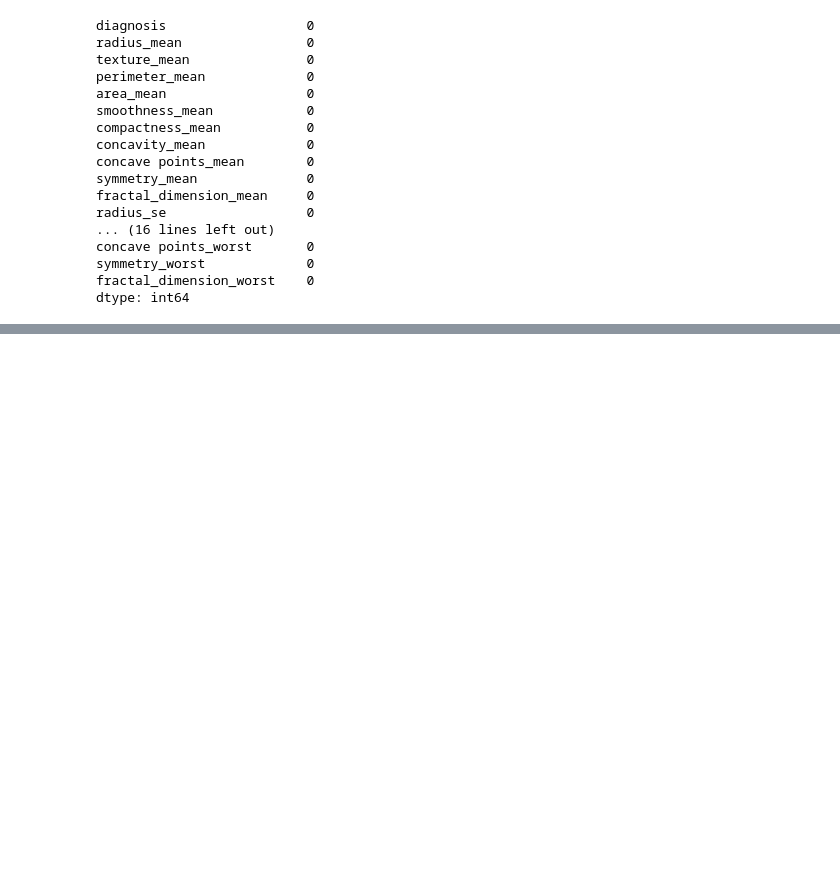
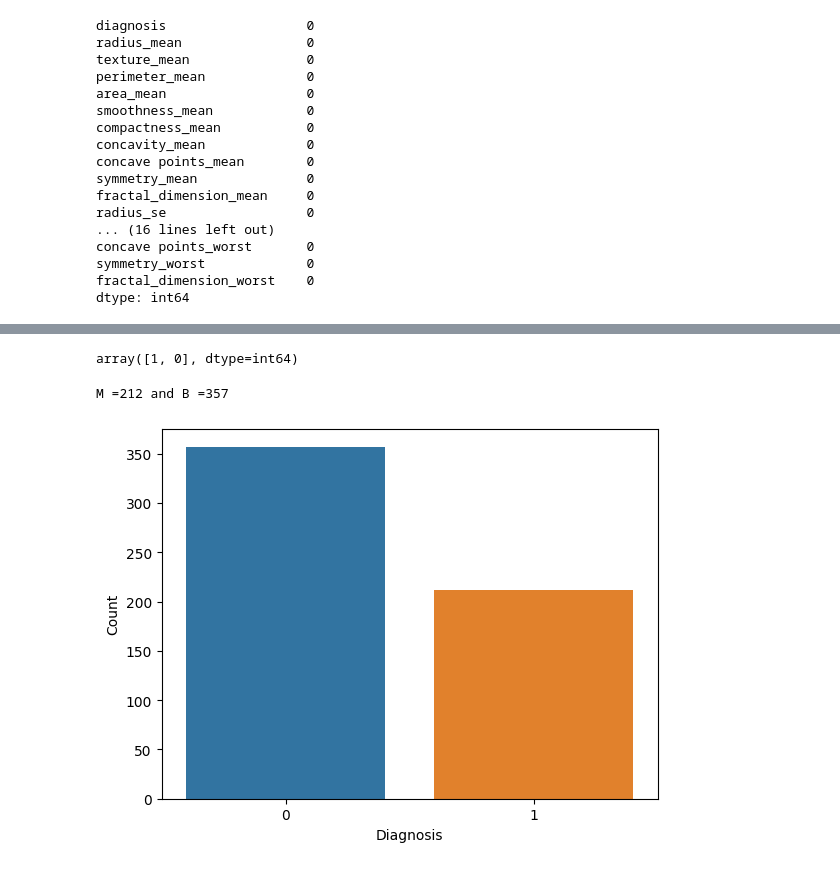
Before and after one commit to Aakame/breast_cancer_detection, a Jupyter notebook: exploration.ipynb, the cells around one changed output, grey strips where cells are left out. Cells and saved outputs as stored; diff of their text form; code cells hidden in the pictures; blank space fills up the shorter version.

```diff
--- a/exploration.ipynb
+++ b/exploration.ipynb
@@ -46,0 +58,3 @@ dtype: int64
+# %%
+df['diagnosis']=df['diagnosis'].map({'M':1, 'B':0})
+df
@@ -46,0 +75,4 @@ dtype: int64
+# %%
+df['diagnosis'].unique()
+# %% [output]
+array([1, 0], dtype=int64)
@@ -46,0 +82,15 @@ dtype: int64
+# %%
+#check if data is balanced
+M=(df['diagnosis']==1).sum()
+B=(df['diagnosis']==0).sum()
+print(f'M ={M} and B ={B}')
+
+#visualization
+sns.countplot(data=df, x='diagnosis')
+plt.xlabel('Diagnosis')
+plt.ylabel('Count')
+
+plt.show()
+# %% [output]
+M =212 and B =357
+[figure, added]
```
Also changed, not shown: parts of 16 cells of this notebook, 2 other files.
